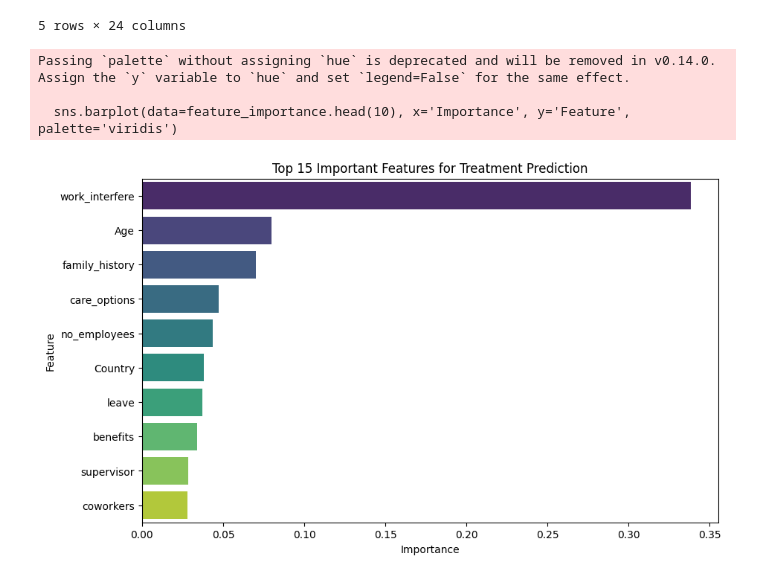
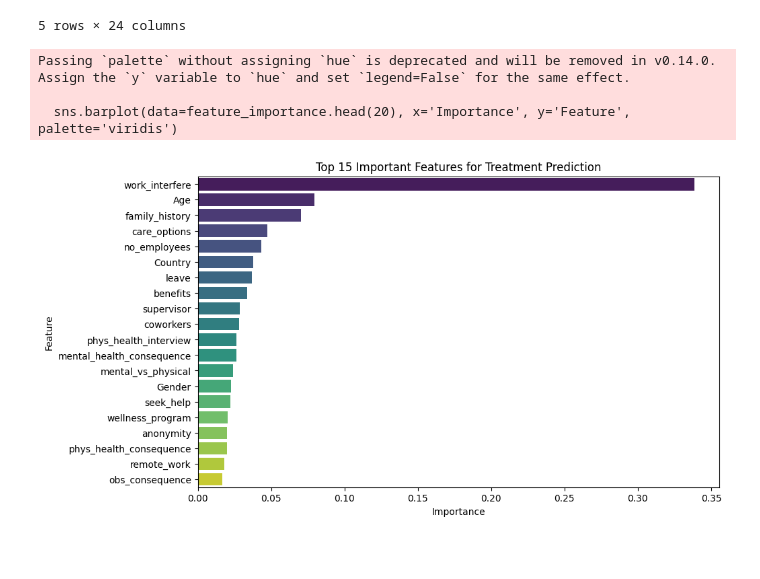
Before and after one commit to Sujal1035-tech/End-To-End-Mental-Health-Prediction, a Jupyter notebook: research/experiment.ipynb, the cells around one changed output. Drawn from its saved outputs; the diff is of its cells as text; code cells hidden in the pictures; blank space fills up the shorter version.

```diff
--- a/research/experiment.ipynb
+++ b/research/experiment.ipynb
@@ -345,24 +345,24 @@ y = df_encoded['treatment']
 # %%
 # Train a random forest
 model = RandomForestClassifier(n_estimators=100, random_state=42)
 model.fit(X, y)
 
 # Create feature importance DataFrame
 feature_importance = pd.DataFrame({
     'Feature': X.columns,
     'Importance': model.feature_importances_
 }).sort_values(by='Importance', ascending=False)
 
 # Plot
 plt.figure(figsize=(10, 6))
-sns.barplot(data=feature_importance.head(10), x='Importance', y='Feature', palette='viridis')
+sns.barplot(data=feature_importance.head(20), x='Importance', y='Feature', palette='viridis')
 plt.title('Top 15 Important Features for Treatment Prediction')
 plt.show()
 # %% [output]
 Passing `palette` without assigning `hue` is deprecated and will be removed in v0.14.0. Assign the `y` variable to `hue` and set `legend=False` for the same effect.
 
-  sns.barplot(data=feature_importance.head(10), x='Importance', y='Feature', palette='viridis')
+  sns.barplot(data=feature_importance.head(20), x='Importance', y='Feature', palette='viridis')
-[figure, old version]
+[figure, new version]
 # %%
 from sklearn.model_selection import train_test_split, cross_val_score
 # Assume you've selected top 15 features
```
Also changed, not shown: parts of 3 cells of this notebook, 4 other files.
